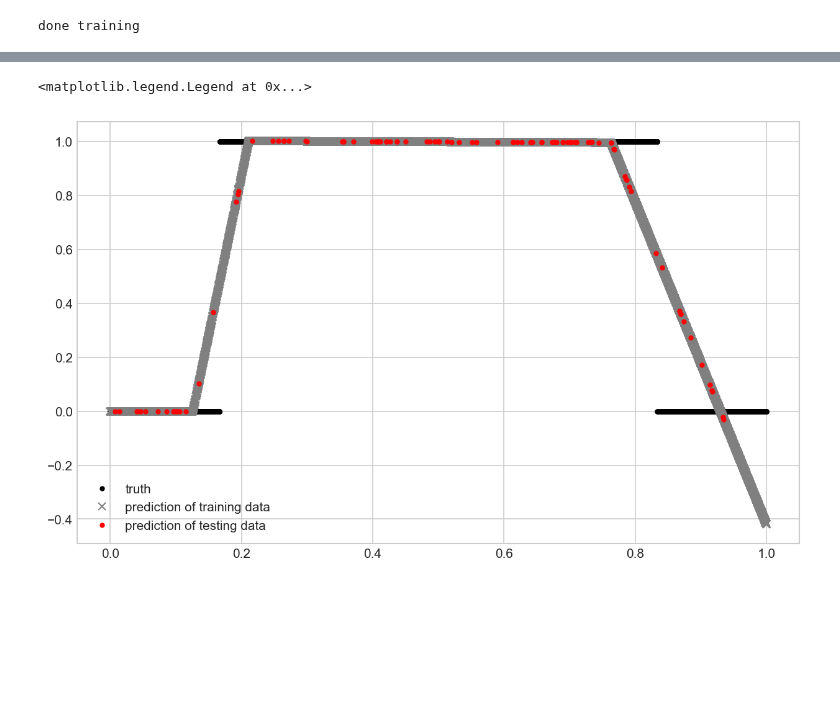
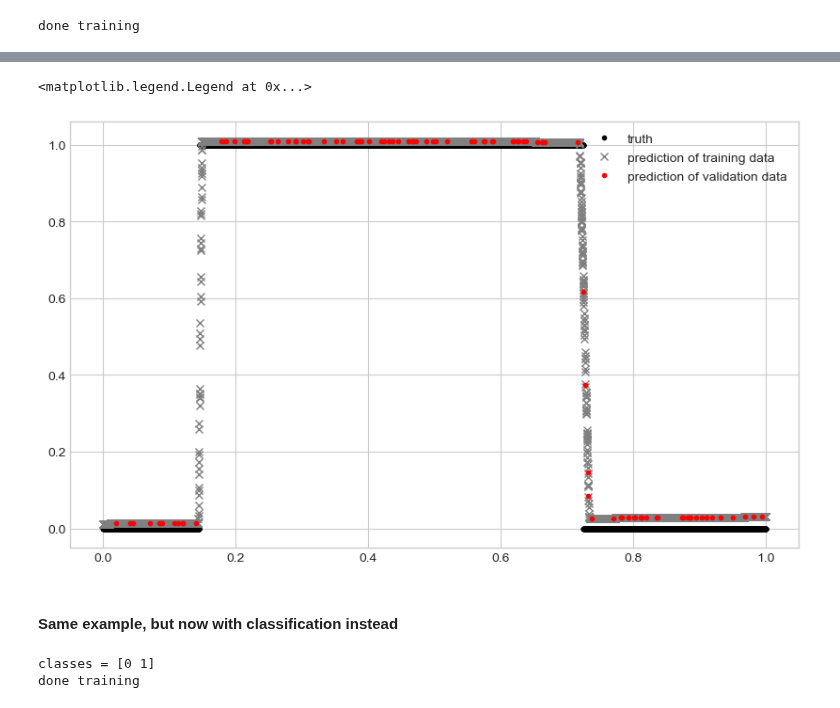
Before and after one commit to kjmayer/ats655-coursematerial, a Jupyter notebook: jupyter_notebooks/ann_basic_neural_network_training.ipynb, the cells around one changed output, grey strips where cells are left out. Cells and saved outputs as stored; diff of their text form; code cells hidden in the pictures; blank space fills up the shorter version.

```diff
--- a/jupyter_notebooks/ann_basic_neural_network_training.ipynb
+++ b/jupyter_notebooks/ann_basic_neural_network_training.ipynb
@@ -12,8 +12,10 @@ import matplotlib.pyplot as plt
 import numpy as np
 from scipy import stats, odr
 
+from sklearn.model_selection import train_test_split
+
 import matplotlib as mpl
-mpl.rcParams['figure.dpi'] = 150
+mpl.rcParams['figure.dpi'] = 100
 plt.rcParams['figure.figsize'] = (12.0/2.5, 8.0/2.5)
 
 # this is for running in colaboratory
@@ -138,7 +138,8 @@ dict_keys(['loss', 'mae', 'val_loss', 'val_mae'])
 # %%
 # define a function to be approximated
 def my_function(x):
-    return np.round(np.sin(x * np.pi))
+    return np.round(np.sin(1.15*x * np.pi))
+    #return np.abs(np.sin(x * np.pi/2))
     #return np.sin(x * np.pi/2)
 # %%
 # make some "truth" data
@@ -164,10 +168,10 @@ plt.show()
 # connections only between neighboring layers.
 
 # number of units in each layer
-n_units = 32
+n_units = 16
 
 # define the model
-keras.backend.clear_session()
+tf.keras.backend.clear_session()
 model = tf.keras.Sequential()
 
 # Input layer is defined later
@@ -182,17 +186,6 @@ model.add(layers.Dense(n_units, activation='relu'))
 # final layer:  just 1 node and no activation function
 model.add(layers.Dense(1,activation=None))
 
-# Activation function above:
-#   relu = rectified linear unit.  relu(x) = max(0,x).
-#   See https://en.wikipedia.org/wiki/Rectifier_(neural_networks)
-
-# Gradient descent training method:
-#   NNs use gradient descent methods to determine the parameters.
-#   There are different strategies to adaptively choose the learning rate (step size).
-#   Gradient descent methods use adaptive learning rates (step size).
-#   Common choice: Adam
-#   See http://ruder.io/optimizing-gradient-descent/index.html#adam
-
 model.compile(optimizer=keras.optimizers.Adam(0.01),  # Adam optimizer
             loss='mae',       # mean absolute error = mae
             metrics=['mse'])  # mean squared error = mse
@@ -204,7 +197,9 @@ model.compile(optimizer=keras.optimizers.Adam(0.01),  # Adam optimizer
 # Epochs: run through all training data that many times. Order gets shuffled.
 n_epochs = 200
 
-history = model.fit(x, y, epochs=n_epochs, batch_size=128, verbose=0, validation_split=0.2)
+history = model.fit(x, y, epochs=n_epochs, batch_size=128, verbose=0, validation_split=0.2, shuffle=True)
 print('done training')
+
+# print(model.summary())
 # %% [output]
 done training
@@ -211,20 +230,67 @@ done training
 # %%
 ypred = model.predict(x)
 
 # create new samples in x
 px = np.random.random((100 ,1))
 # predict y
 py = model.predict(px)
 
 # plot predicted values
 plt.figure(figsize=(10,6))
 plt.plot(x, y, '.', color='black', label='truth')
 plt.plot(x, ypred, 'x', color='gray', label='prediction of training data')
-plt.plot(px, py, '.', color='red', label='prediction of testing data')
+plt.plot(px, py, '.', color='red', label='prediction of validation data')
 plt.legend()
 # %% [output]
 <matplotlib.legend.Legend at 0x...>
-[figure, old version]
+[figure, new version]
+# %% [markdown]
+#### Same example, but now with classification instead
+# %%
+y_class = np.asarray(np.round(y),dtype='int')
+num_classes = len(np.unique(y_class))
+print('classes = ' + str(np.unique(y_class)))
+
+# number of units in each layer
+n_units = 16
+
+# define the model
+tf.keras.backend.clear_session()
+model = tf.keras.Sequential()
+
+# Input layer is defined later
+
+# First hidden layer: densely-connected layer with n_units units and activation function 'relu'.
+model.add(layers.Dense(n_units, activation='relu'))
+#model.add(layers.Dense(1, activation='linear'))
+
+# Second hidden layer:
+model.add(layers.Dense(n_units, activation='relu'))
+
+# final layer:  just 1 node and no activation function
+model.add(layers.Dense(num_classes,activation=None))
+
+# normalize output to turn values into "likilihoods" that sum to 1.0
+model.add(layers.Activation('softmax'))
+
+model.compile(optimizer=keras.optimizers.Adam(0.01),  # Adam optimizer
+            loss='sparse_categorical_crossentropy',       # mean absolute error = mae
+            metrics=['accuracy'])  # mean squared error = mse
+
+# Now train the model
+# training input: x
+# training output: y
+# Train on batches of 128 samples (chunk size).
+# Epochs: run through all training data that many times. Order gets shuffled.
+n_epochs = 200
+
+history = model.fit(x, y_class, epochs=n_epochs, batch_size=128, verbose=0, validation_split=0.2, shuffle=True)
+print('done training')
+
+# print(model.summary())
+# %% [output]
+classes = [0 1]
+done training
 # %%
 #from keras.callbacks import history
 print(history.history.keys())
```
Also changed, not shown: parts of 12 cells of this notebook, 1 other file.
